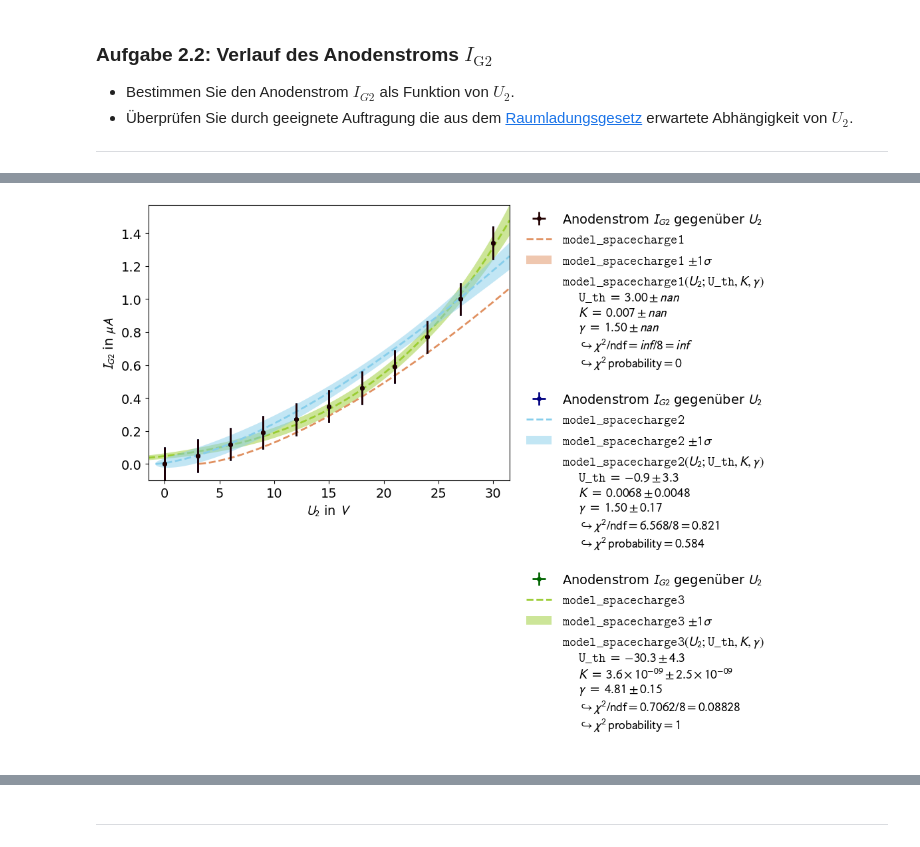
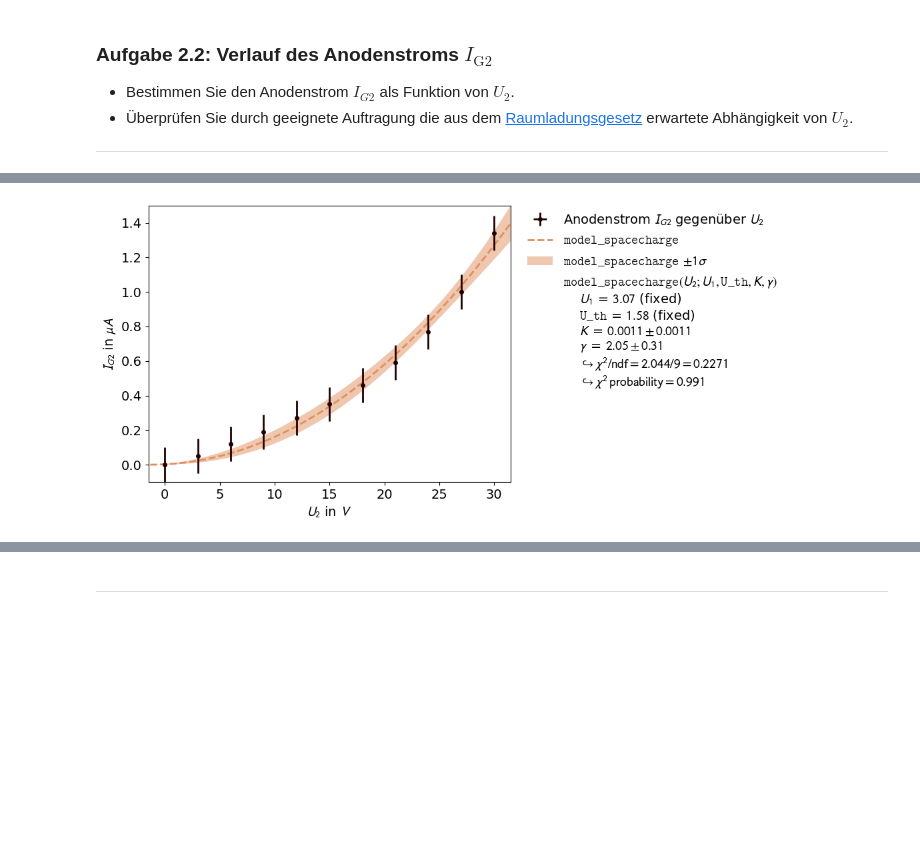
Before and after one commit to MRNock04/P2, a Jupyter notebook: Franck_Hertz_Versuch/Franck_Hertz_Versuch.ipynb, the cells around one changed output, grey strips where cells are left out. Cells and saved outputs as stored; diff of their text form; code cells hidden in the pictures; blank space fills up the shorter version.

```diff
--- a/Franck_Hertz_Versuch/Franck_Hertz_Versuch.ipynb
+++ b/Franck_Hertz_Versuch/Franck_Hertz_Versuch.ipynb
@@ -300,37 +300,26 @@ U_1 = ufloat(3.07,0.01)
 U_2 = np.array([.0, 3.0, 6.0, 9.0, 12.0, 15.0, 18.0, 21.0, 24.0, 27.0, 30.0]) # V
 I_g2 = np.array([.0, 0.05, 0.12, 0.19, 0.27, 0.35, 0.46, 0.59, 0.77, 1.00, 1.34])  #muA, 0.1 std
 
-def model_spacecharge1(U_2,U_th=3,K=0.007,gamma=1.5):
-    return K * (U_2 - U_th) ** gamma
-
-def model_spacecharge2(U_2,U_th=-3,K=0.007,gamma=1.5):
-    return K * (U_2 - U_th) ** gamma
-
-def model_spacecharge3(U_2,U_th=-3,K=0.002,gamma=1.5):
-    return K * (U_2 - U_th) ** gamma
+def model_spacecharge(U_2,U_1=3,U_th=-2,K=0.007,gamma=1.5):
+    return K * (U_1 + U_2 - U_th) ** gamma
 
 # fitting data
 fit_data = kafe2.XYContainer(U_2,I_g2)
 fit_data.label = 'Anodenstrom $I_{G2}$ gegenüber $U_2$'
 fit_data.axis_labels = ('$U_2$ in $V$','$I_{G2}$ in $\mu A$')
 
-# making fit 1
-fit1 = kafe2.XYFit(fit_data, model_spacecharge1)
-fit1.add_error('y',0.1)
-fit1.do_fit()
-
 # making fit 2
-fit2 = kafe2.XYFit(fit_data, model_spacecharge2)
+fit2 = kafe2.XYFit(fit_data, model_spacecharge)
 fit2.add_error('y',0.1)
+# fit2.add_parameter_constraint('U_1',U_1.n,U_1.s)
+# fit2.add_parameter_constraint('U_th',1.58,0.82)
+fit2.fix_parameter('U_1',3.07)
+fit2.fix_parameter('U_th',1.58)
+fit2.limit_parameter('gamma',lower = 10e-10, upper=10)
 fit2.do_fit()
 
-# making fit 3
-fit3 = kafe2.XYFit(fit_data, model_spacecharge3)
-fit3.add_error('y',0.1)
-fit3.do_fit()
-
 # plotting the fit
-plot = kafe2.Plot([fit1,fit2,fit3])
+plot = kafe2.Plot([fit2])
 plot.plot()
 plot.show()
 # %% [output]
@@ -338,2 +326,2 @@ Warning: the cost function has been evaluated as infinite. The fit might not con
-[figure, old version]
+[figure, new version]
 # %% [markdown]
```
Also changed, not shown: parts of 3 cells of this notebook.
